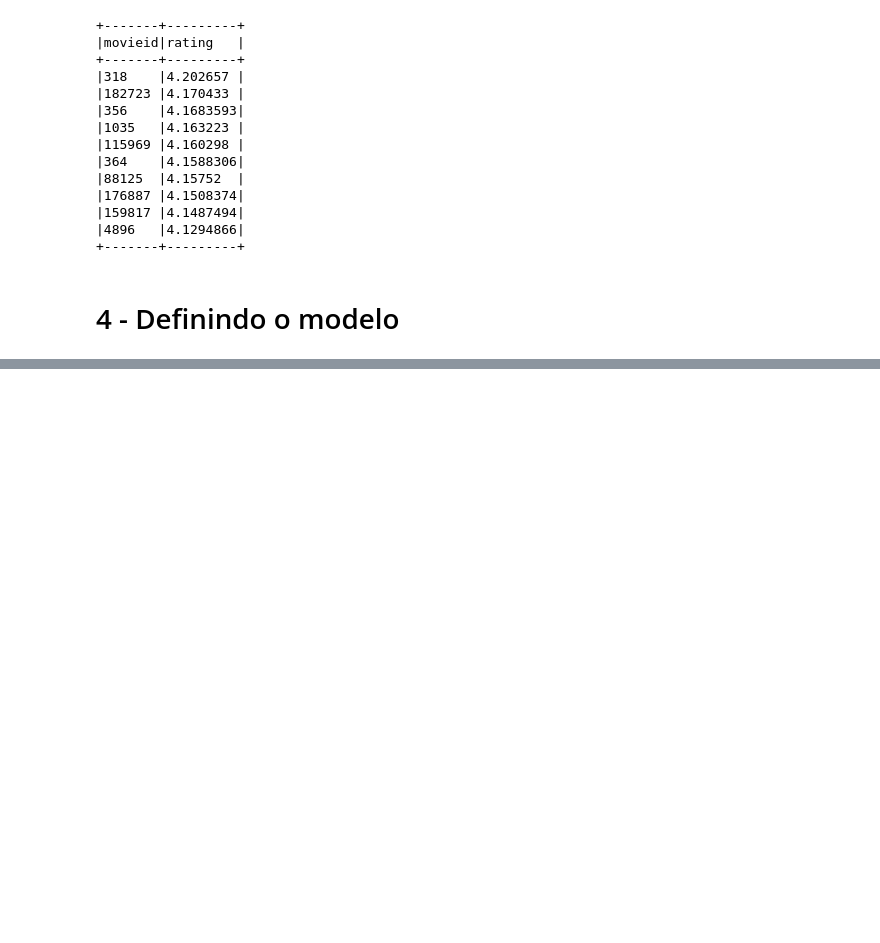
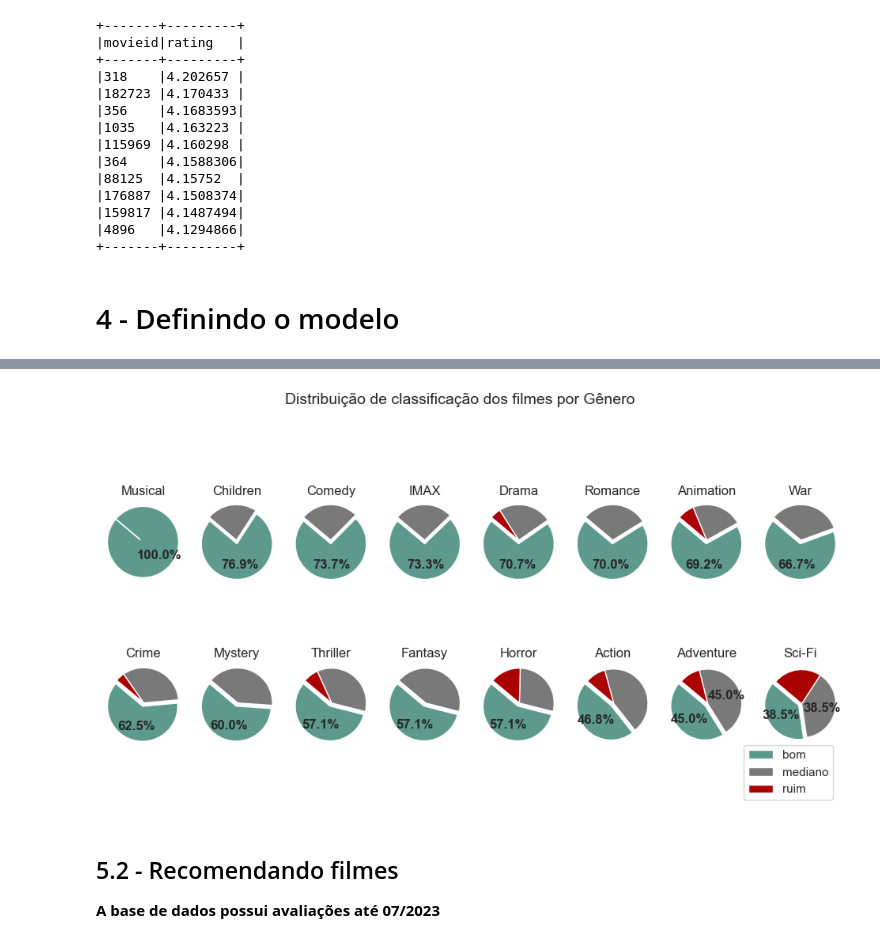
Before and after one commit to Vinicius-Luiz/movie_recommendation_pyspark, a Jupyter notebook: index_als.ipynb, the cells around one changed output, grey strips where cells are left out. Saved outputs shown, nothing was run; the diff lists cells and outputs as text; code cells hidden in the pictures; blank space fills up the shorter version.

```diff
--- a/index_als.ipynb
+++ b/index_als.ipynb
@@ -516,0 +600,59 @@ spark.sql(SQL_RECOMENDATIONS).show(truncate=False)
+# %%
+SQL_MY_MOVIES_GENRES_RESUMED = '''
+SELECT genre
+     , ROUND((SUM(ruim)    / COUNT(1)) * 100, 2) AS ruim
+     , ROUND((SUM(mediano) / COUNT(1)) * 100, 2) AS mediano
+     , ROUND((SUM(bom)     / COUNT(1)) * 100, 2) AS bom
+FROM (
+    SELECT genre
+         , rating
+         , CASE WHEN rating < 3 THEN 1 ELSE 0 END               AS ruim
+         , CASE WHEN rating BETWEEN 3 AND 3.9 THEN 1 ELSE 0 END AS mediano
+         , CASE WHEN rating >= 4 THEN 1 ELSE 0 END              AS bom
+    FROM my_movies_genres_explode
+)
+GROUP BY genre
+'''
+my_movies_genres_resumed = spark.sql(SQL_MY_MOVIES_GENRES_RESUMED)
+my_movies_genres_resumed = my_movies_genres_resumed.toPandas()\
+                                                  .sort_values('bom', ascending=False)
+# %%
+num_linhas = 2
+num_colunas = len(my_movies_genres_resumed) // num_linhas + (len(my_movies_genres_resumed) % num_linhas > 0)
+
+genres = my_movies_genres_resumed['genre'].unique()
+
+fig, axs = plt.subplots(num_linhas, num_colunas, figsize=(12, 6))
+fig.subplots_adjust(hspace=-0.2)  # Ajuste a margem entre as linhas aqui
+
+labels = ['bom', 'mediano', 'ruim']
+colors = ['#5d998d', '#797979', '#ab0000']
+
+def autopct_label(pct, sizes):
+    return f'{pct:.1f}%' if round(pct, 2) in (sizes[0], sizes[0]+.01) else ''
+
+for i, genre in enumerate(genres):
+    row = i // num_colunas
+    col = i % num_colunas
+
+    subset_data = my_movies_genres_resumed[my_movies_genres_resumed['genre'] == genre]
+    sizes = [subset_data['bom'].values[0], subset_data['mediano'].values[0], subset_data['ruim'].values[0]]
+    explode = (0.1, 0, 0)
+
+    axs[row, col].pie(sizes, colors=colors, autopct=lambda pct: autopct_label(pct, sizes), startangle=140, explode=explode, textprops={'fontweight': 'bold'})
+    axs[row, col].set_title(genre, y=.7)
+    axs[row, col].axis('equal')
+
+# Remova subplots não utilizados
+for i in range(len(genres), num_linhas * num_colunas):
+    fig.delaxes(axs.flatten()[i])
+
+plt.legend(labels, loc='lower right')
+plt.suptitle(f'Distribuição de classificação dos filmes por Gênero', fontsize=14)
+
+plt.show()
+# %% [output]
+[figure, added]
+# %% [markdown]
+## 5.2 - Recomendando filmes
+**A base de dados possui avaliações até 07/2023**
```
Also changed, not shown: parts of 51 cells of this notebook, 1 other file.
